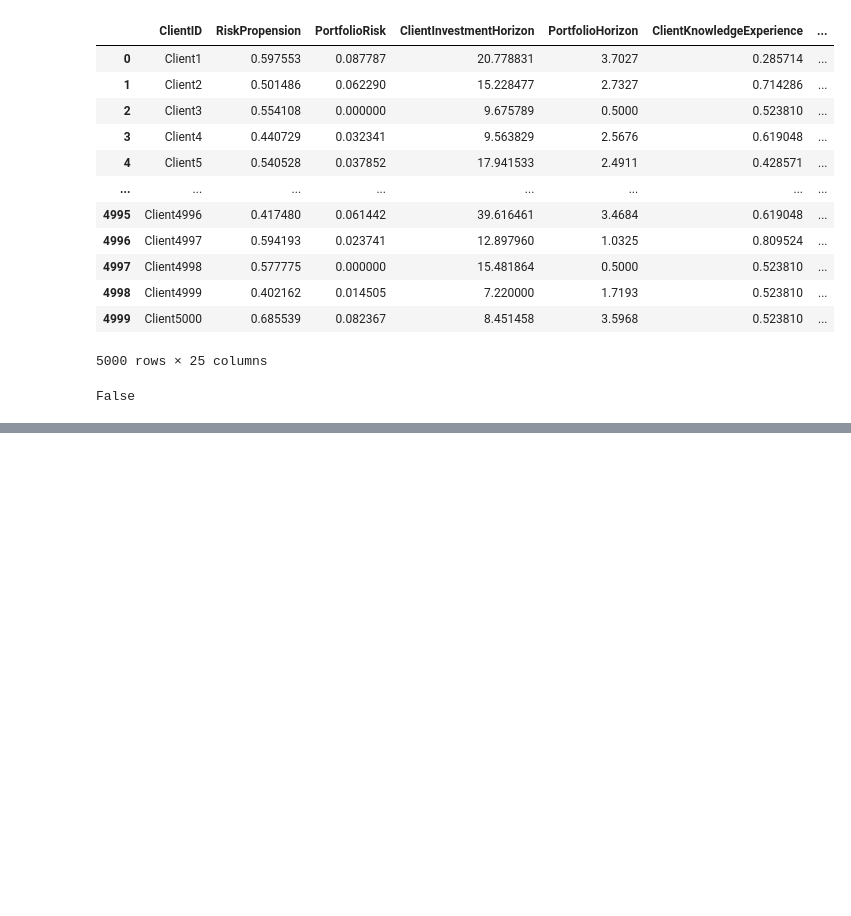
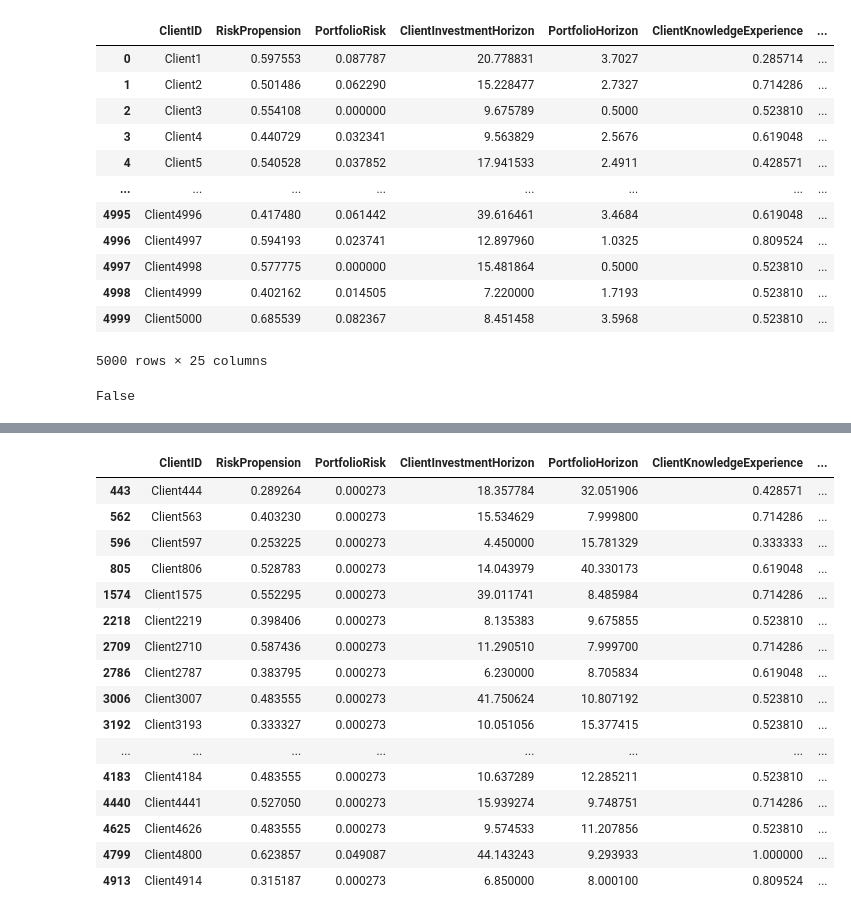
Before and after one commit to MartinaCecchetto/ds-lab, a Jupyter notebook: progetto.ipynb, the cells around one changed output, grey strips where cells are left out. Drawn from its saved outputs; the diff is of its cells as text; code cells hidden in the pictures; blank space fills up the shorter version.

```diff
--- a/progetto.ipynb
+++ b/progetto.ipynb
@@ -5,5 +5,5 @@ import datetime
 # %%
 pd.options.display.max_columns=None
 # %%
-clienti=pd.read_csv("DatasetClientClustering.csv", encoding='ISO-8859-1',  keep_default_na=False)
+clienti=pd.read_csv("DatasetClientClustering.csv", encoding='ISO-8859-1', na_values="", keep_default_na=False)
 clienti
@@ -51,0 +98,24 @@ False
+# %%
+clienti.loc[clienti['PanicMood'] == -1, 'PanicMood'] = 1
+# %%
+clienti['Controllo']=clienti['BondInvestments']+clienti['EquityInvestments']+clienti['MoneyMarketInvestments']+clienti['OtherInvestments']+clienti['Cash']
+# %%
+clienti.loc[clienti['Controllo']==0]
+# %% [output]
+|  | ClientID | RiskPropension | PortfolioRisk | ClientInvestmentHorizon | PortfolioHorizon | ClientKnowledgeExperience | ... |
+| 443 | Client444 | 0.289264 | 0.000273 | 18.357784 | 32.051906 | 0.428571 | ... |
+| 562 | Client563 | 0.403230 | 0.000273 | 15.534629 | 7.999800 | 0.714286 | ... |
+| 596 | Client597 | 0.253225 | 0.000273 | 4.450000 | 15.781329 | 0.333333 | ... |
+| 805 | Client806 | 0.528783 | 0.000273 | 14.043979 | 40.330173 | 0.619048 | ... |
+| 1574 | Client1575 | 0.552295 | 0.000273 | 39.011741 | 8.485984 | 0.714286 | ... |
+| 2218 | Client2219 | 0.398406 | 0.000273 | 8.135383 | 9.675855 | 0.523810 | ... |
+| 2709 | Client2710 | 0.587436 | 0.000273 | 11.290510 | 7.999700 | 0.714286 | ... |
+| 2786 | Client2787 | 0.383795 | 0.000273 | 6.230000 | 8.705834 | 0.619048 | ... |
+| 3006 | Client3007 | 0.483555 | 0.000273 | 41.750624 | 10.807192 | 0.523810 | ... |
+| 3192 | Client3193 | 0.333327 | 0.000273 | 10.051056 | 15.377415 | 0.523810 | ... |
+| ... | ... | ... | ... | ... | ... | ... | ... |
+| 4183 | Client4184 | 0.483555 | 0.000273 | 10.637289 | 12.285211 | 0.523810 | ... |
+| 4440 | Client4441 | 0.527050 | 0.000273 | 15.939274 | 9.748751 | 0.714286 | ... |
+| 4625 | Client4626 | 0.483555 | 0.000273 | 9.574533 | 11.207856 | 0.523810 | ... |
+| 4799 | Client4800 | 0.623857 | 0.049087 | 44.143243 | 9.293933 | 1.000000 | ... |
+| 4913 | Client4914 | 0.315187 | 0.000273 | 6.850000 | 8.000100 | 0.809524 | ... |
```
Also changed, not shown: parts of 4 cells of this notebook.
